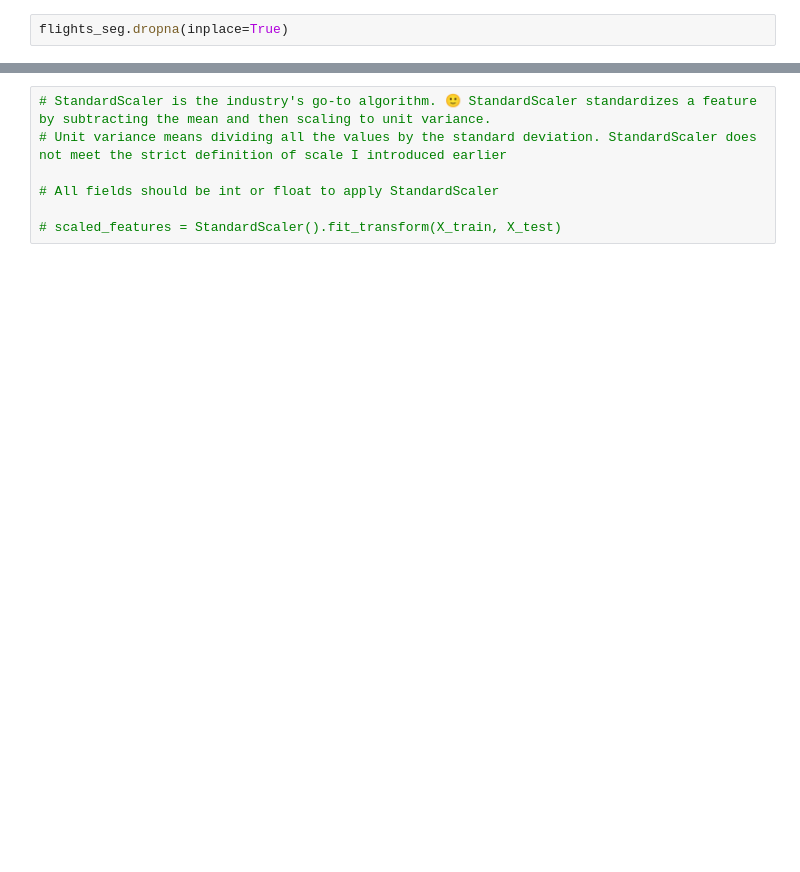
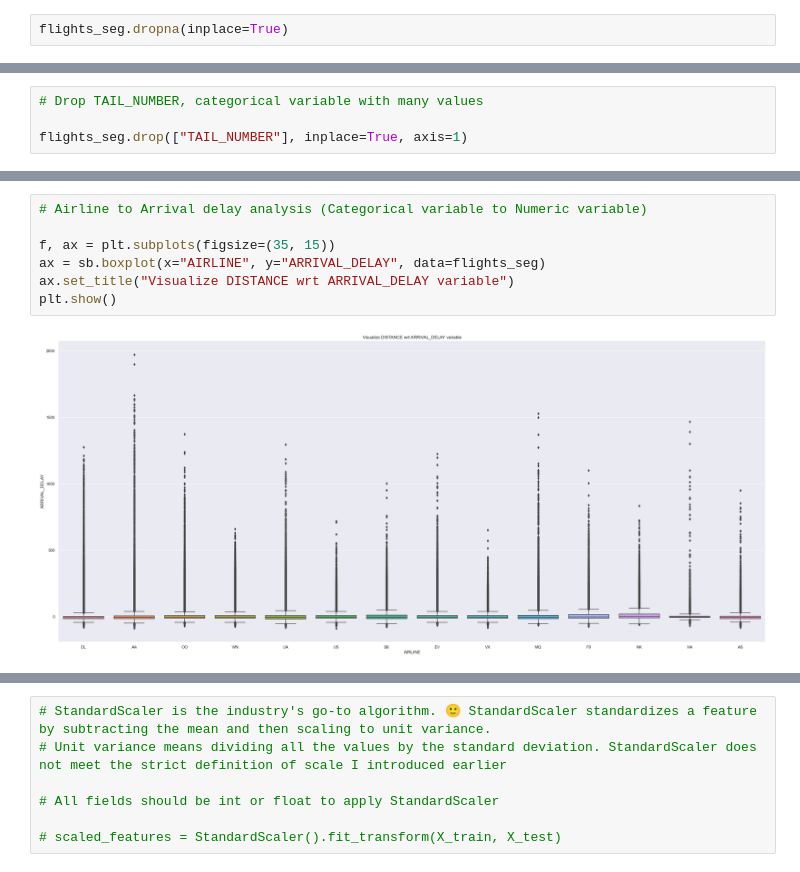
Before and after one commit to Koteshwar87/ml-predict-flight-delay, a Jupyter notebook: Untitled.ipynb, the cells around one changed output, grey strips where cells are left out. Drawn from its saved outputs; the diff is of its cells as text; blank space fills up the shorter version.

```diff
--- a/Untitled.ipynb
+++ b/Untitled.ipynb
@@ -247,0 +306,4 @@ flights_seg.shape
+# %%
+# Drop TAIL_NUMBER, categorical variable with many values
+
+flights_seg.drop(["TAIL_NUMBER"], inplace=True, axis=1)
@@ -247,0 +481,9 @@ flights_seg.shape
+# %%
+# Airline to Arrival delay analysis (Categorical variable to Numeric variable)
+
+f, ax = plt.subplots(figsize=(35, 15))
+ax = sb.boxplot(x="AIRLINE", y="ARRIVAL_DELAY", data=flights_seg)
+ax.set_title("Visualize DISTANCE wrt ARRIVAL_DELAY variable")
+plt.show()
+# %% [output]
+[figure, added]
```
Also changed, not shown: parts of 67 cells of this notebook.
